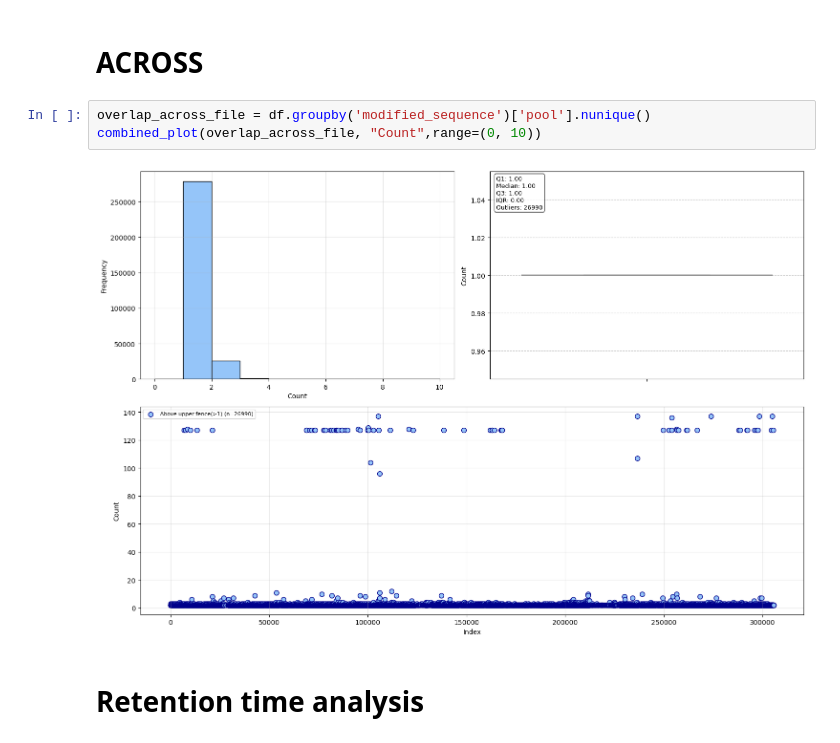
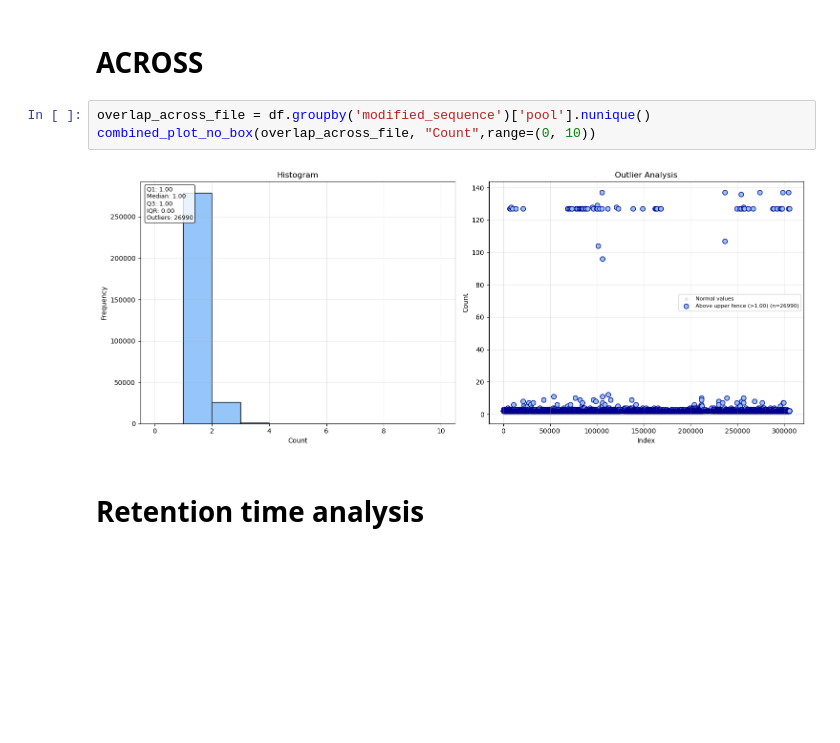
Before and after one commit to WannesLamberts/MTL-peptide-property-prediction-pool, a Jupyter notebook: notebooks/data_analysis/analysis_proteome.ipynb, the cells around one changed output. Saved outputs shown, nothing was run; the diff lists cells and outputs as text; blank space fills up the shorter version.

```diff
--- a/notebooks/data_analysis/analysis_proteome.ipynb
+++ b/notebooks/data_analysis/analysis_proteome.ipynb
@@ -51,9 +51,9 @@ combined_plot_no_box(overlap_in_file, "Count",range=(0,40))
 # ACROSS
 # %%
 overlap_across_file = df.groupby('modified_sequence')['pool'].nunique()
-combined_plot(overlap_across_file, "Count",range=(0, 10))
+combined_plot_no_box(overlap_across_file, "Count",range=(0, 10))
 # %% [output]
-[figure, old version]
+[figure, new version]
 # %% [markdown]
 # Retention time analysis
 # %% [markdown]
```
Also changed, not shown: parts of 2 cells of this notebook.
